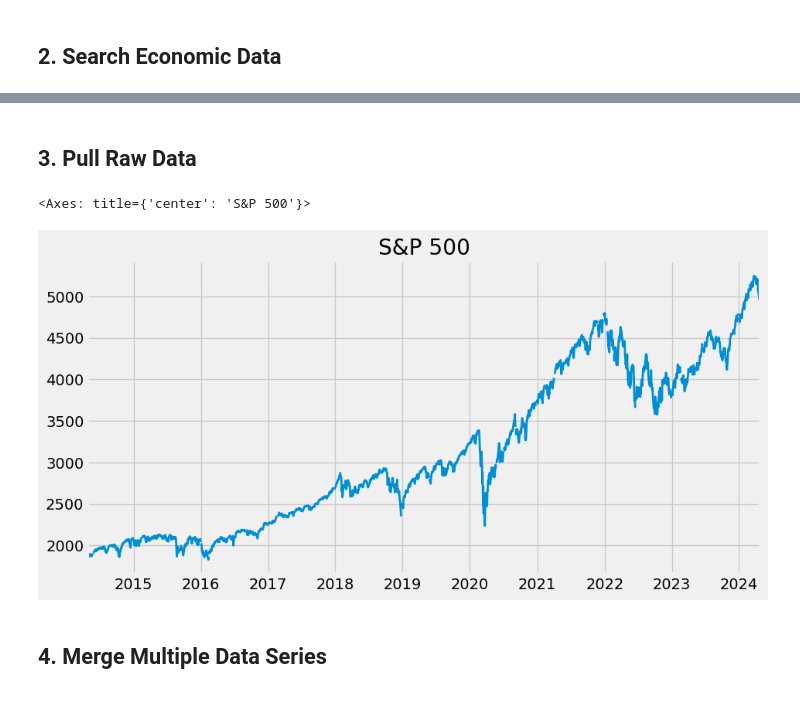
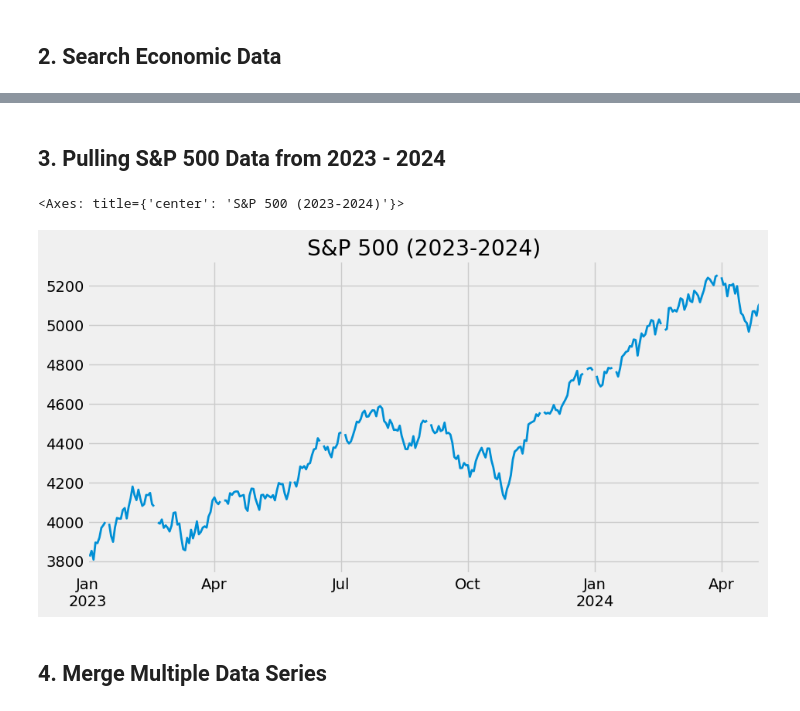
Before and after one commit to Egarcia99/2024_Economic_analysis, a Jupyter notebook: Economic-Data-Analysis/Economic-Analysis.ipynb, the cells around one changed output, grey strips where cells are left out. Saved outputs shown, nothing was run; the diff lists cells and outputs as text; code cells hidden in the pictures.

Commit message:
Edited S&P raw data

```diff
--- a/Economic-Data-Analysis/Economic-Analysis.ipynb
+++ b/Economic-Data-Analysis/Economic-Analysis.ipynb
@@ -42,14 +42,14 @@ sp_search.head()
 | SP500 | SP500 | 2024-04-29 | 2024-04-29 | S&P 500 | 2014-04-28 | 2024-04-26 | Daily, Close | ... |
 | MEHOINUSA672N | MEHOINUSA672N | 2024-04-29 | 2024-04-29 | Real Median Household Income in t... | 1984-01-01 | 2022-01-01 | Annual | ... |
 | BAMLH0A0HYM2EY | BAMLH0A0HYM2EY | 2024-04-29 | 2024-04-29 | ICE BofA US High Yield Index Effe... | 1996-12-31 | 2024-04-26 | Daily, Close | ... |
-# %% [markdown]
-## 3. Pull Raw Data ##
+# %% [markdown]
+## 3. Pulling S&P 500 Data from 2023 - 2024
 # %%
-sp500 = fred.get_series(series_id='SP500')
-sp500.plot(figsize=(10, 5), title='S&P 500', lw=2)
+sp500 = fred.get_series(series_id='SP500', observation_start='2023-01-01', observation_end='2024-12-31')
+sp500.plot(figsize=(10, 5), title='S&P 500 (2023-2024)', lw=2)
 # %% [output]
-<Axes: title={'center': 'S&P 500'}>
+<Axes: title={'center': 'S&P 500 (2023-2024)'}>
-[figure, old version]
+[figure, new version]
 # %% [markdown]
 ## 4. Merge Multiple Data Series
 # %%
```
